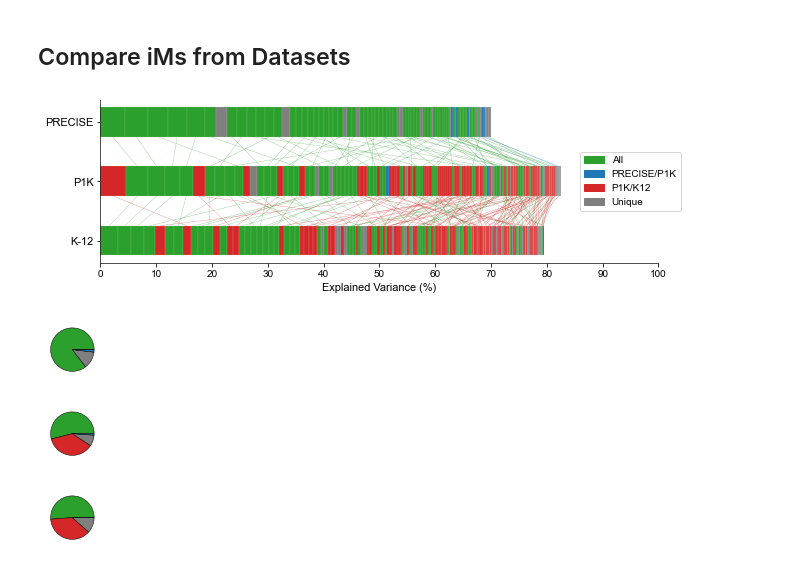
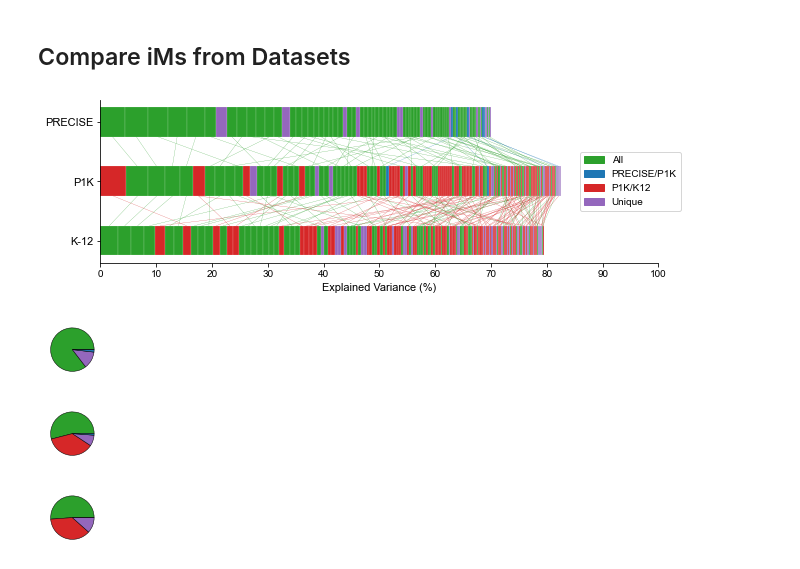
Before and after one commit to SBRG/precise1k, a Jupyter notebook: notebooks/k12_modulome/6__summarize_imodulons.ipynb, the cells around one changed output. Drawn from its saved outputs; the diff is of its cells as text; code cells hidden in the pictures.

Commit message:
Figure tweaks

```diff
--- a/notebooks/k12_modulome/6__summarize_imodulons.ipynb
+++ b/notebooks/k12_modulome/6__summarize_imodulons.ipynb
@@ -353,7 +353,7 @@ color_dict = {
     'All': 'tab:green',
     'PRECISE/P1K': 'tab:blue',
     'P1K/K12': 'tab:red',
-    'Unique': 'tab:grey'
+    'Unique': 'tab:purple'
 }
 # %%
 _, ax = plt.subplots(figsize=(10, 3))
@@ -364,7 +364,7 @@ p1_pie = {memb: 0 for memb in color_dict.keys()}
 for im, im_row in precise.imodulon_table.sort_values(by='exp_var', ascending=False).iterrows():
     im_member = im_count_dict.get(f'{im}_p1', 'Unique')
     p1_pie[im_member] += im_row['exp_var']*100
-    ax.barh(3, im_row['exp_var']*100, left=prev_left, linewidth=0.1, height=0.75, color=color_dict[im_member])
+    ax.barh(3, im_row['exp_var']*100, left=prev_left, linewidth=0.15, height=0.75, color=color_dict[im_member], edgecolor='white')
     bar_mids[f'{im}_p1'] = prev_left + (im_row['exp_var']*100) / 2
     prev_left += im_row['exp_var']*100
 p1_pie = {k: v/sum(p1_pie.values()) for k, v in p1_pie.items()}
@@ -375,7 +375,7 @@ for im, im_row in p1k.imodulon_table.sort_values(by='exp_var', ascending=False).
     im_member = im_count_dict.get(f'{im}_p1k', 'Unique')
     col = color_dict[im_member]
     p1k_pie[im_member] += im_row['exp_var']*100
-    ax.barh(1.5, im_row['exp_var']*100, left=prev_left, linewidth=0.1, height=0.75, color=col)
+    ax.barh(1.5, im_row['exp_var']*100, left=prev_left, linewidth=0.15, height=0.75, color=col, edgecolor='white')
     bar_mids[f'{im}_p1k'] = prev_left + (im_row['exp_var']*100) / 2
     prev_left += im_row['exp_var']*100
     if f'{im}_p1k' in im_graph:
@@ -386,35 +386,35 @@ p1k_pie = {k: v/sum(p1k_pie.values()) for k, v in p1k_pie.items()}
 
 prev_left = 0
 k12_pie = {memb: 0 for memb in color_dict.keys()}
 for im, im_row in ica_data.imodulon_table.sort_values(by='exp_var', ascending=False).iterrows():
     im_member = im_count_dict.get(f'{im}_k12', 'Unique')
     col = color_dict[im_member]
     k12_pie[im_member] += im_row['exp_var']*100
-    ax.barh(0, im_row['exp_var']*100, left=prev_left, linewidth=0.1, height=0.75, color=col)
+    ax.barh(0, im_row['exp_var']*100, left=prev_left, linewidth=0.15, height=0.75, color=col, edgecolor='white')
     bar_mids[f'{im}_k12'] = prev_left + (im_row['exp_var']*100) / 2
     prev_left += im_row['exp_var']*100
     if f'{im}_k12' in im_graph:
         preds = im_graph.predecessors(f'{im}_k12')
         for pred in preds:
             if pred.split('_')[1] == 'p1k':
                 ax.plot([bar_mids[pred], bar_mids[f'{im}_k12']], [1.125, 0.375], color=col, linewidth=0.2)
 k12_pie = {k: v/sum(k12_pie.values()) for k, v in k12_pie.items()}
 
 ax.set_xlim(0, 100)
 ax.set_yticks([0, 1.5, 3])
 ax.set_xticks(range(0, 110, 10))
 ax.tick_params(axis='y', labelsize=11)
 ax.set_yticklabels(['K-12', 'P1K', 'PRECISE'])
 ax.set_xlabel('Explained Variance (%)', fontsize=11)
 ax.spines['top'].set_visible(False)
 ax.spines['right'].set_visible(False)
 
 ax.legend([Patch(color=col) for col in color_dict.values()], color_dict.keys(), loc='center left', bbox_to_anchor=(0.85, 0.5))
 
 plt.savefig(os.path.join(FIG_PATH, 'im_lineage.svg'), dpi=400, bbox_inches='tight')
 plt.savefig(os.path.join(FIG_PATH, 'im_lineage.png'), dpi=400, bbox_inches='tight')
 # %% [output]
-[figure, old version]
+[figure, new version]
 # %%
 for pie_dict, lab in zip([p1_pie, p1k_pie, k12_pie], ['p1', 'p1k', 'k12']):
     _, ax = plt.subplots(figsize=(1, 1))
@@ -423,6 +423,6 @@ for pie_dict, lab in zip([p1_pie, p1k_pie, k12_pie], ['p1', 'p1k', 'k12']):
     plt.savefig(os.path.join(FIG_PATH, f'{lab}_pie.svg'), dpi=400, bbox_inches='tight')
     plt.savefig(os.path.join(FIG_PATH, f'{lab}_pie.png'), dpi=400, bbox_inches='tight')
 # %% [output]
-[figure, old version]
+[figure, new version]
-[figure, old version]
+[figure, new version]
-[figure, old version]
+[figure, new version]
```
Also changed, not shown: 15 other files.
